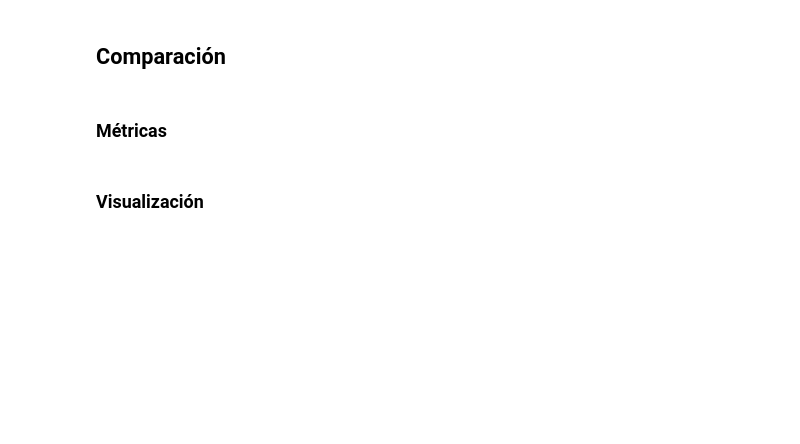
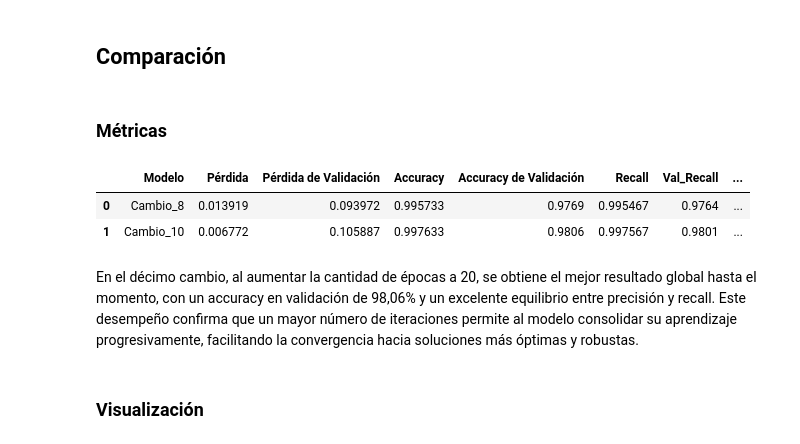
Before and after one commit to SamoooX/DLY0100_Entrega_1_Equipo_3, a Jupyter notebook: DLY0100_Entrega_1_Equipo_3.ipynb, the cells around one changed output. Saved outputs shown, nothing was run; the diff lists cells and outputs as text; code cells hidden in the pictures; blank space fills up the shorter version.

```diff
--- a/DLY0100_Entrega_1_Equipo_3.ipynb
+++ b/DLY0100_Entrega_1_Equipo_3.ipynb
@@ -690,6 +1030,9 @@ historial_cambio7 = red_cambio_7.fit(
 ## Comparación
 # %% [markdown]
 ### Métricas
+# %%
+historiales.append(historial_cambio7)
+nombres_modelos.append('Cambio_7')
 # %%
 # Comparar las métricas
 df_comparacion = comparar_metricas_modelos(historiales, nombres_modelos, 'Cambio_6', 'Cambio_7')
@@ -737,6 +1127,9 @@ historial_cambio8 = red_cambio_8.fit(
 ## Comparación
 # %% [markdown]
 ### Métricas
+# %%
+historiales.append(historial_cambio8)
+nombres_modelos.append('Cambio_8')
 # %%
 # Comparar las métricas
 df_comparacion = comparar_metricas_modelos(historiales, nombres_modelos, 'Cambio_7', 'Cambio_8')
@@ -786,6 +1230,9 @@ historial_cambio9 = red_cambio_9.fit(
 ## Comparación
 # %% [markdown]
 ### Métricas
+# %%
+historiales.append(historial_cambio9)
+nombres_modelos.append('Cambio_9')
 # %%
 # Comparar las métricas
 df_comparacion = comparar_metricas_modelos(historiales, nombres_modelos, 'Cambio_8', 'Cambio_9')
@@ -833,12 +1324,21 @@ historial_cambio10 = red_cambio_10.fit(
 ## Comparación
 # %% [markdown]
 ### Métricas
+# %%
+historiales.append(historial_cambio10)
+nombres_modelos.append('Cambio_10')
 # %%
 # Comparar las métricas
-df_comparacion = comparar_metricas_modelos(historiales, nombres_modelos, 'Cambio_9', 'Cambio_10')
+df_comparacion = comparar_metricas_modelos(historiales, nombres_modelos, 'Cambio_8', 'Cambio_10')
 
 # Mostrar el DataFrame
 df_comparacion
+# %% [output]
+|  | Modelo | Pérdida | Pérdida de Validación | Accuracy | Accuracy de Validación | Recall | Val_Recall | ... |
+| 0 | Cambio_8 | 0.013919 | 0.093972 | 0.995733 | 0.9769 | 0.995467 | 0.9764 | ... |
+| 1 | Cambio_10 | 0.006772 | 0.105887 | 0.997633 | 0.9806 | 0.997567 | 0.9801 | ... |
+# %% [markdown]
+En el décimo cambio, al aumentar la cantidad de épocas a 20, se obtiene el mejor resultado global hasta el momento, con un accuracy en validación de 98,06% y un excelente equilibrio entre precisión y recall. Este desempeño confirma que un mayor número de iteraciones permite al modelo consolidar su aprendizaje progresivamente, facilitando la convergencia hacia soluciones más óptimas y robustas.
 # %% [markdown]
 ### Visualización
 # %%
```
Also changed, not shown: parts of 106 cells of this notebook.
